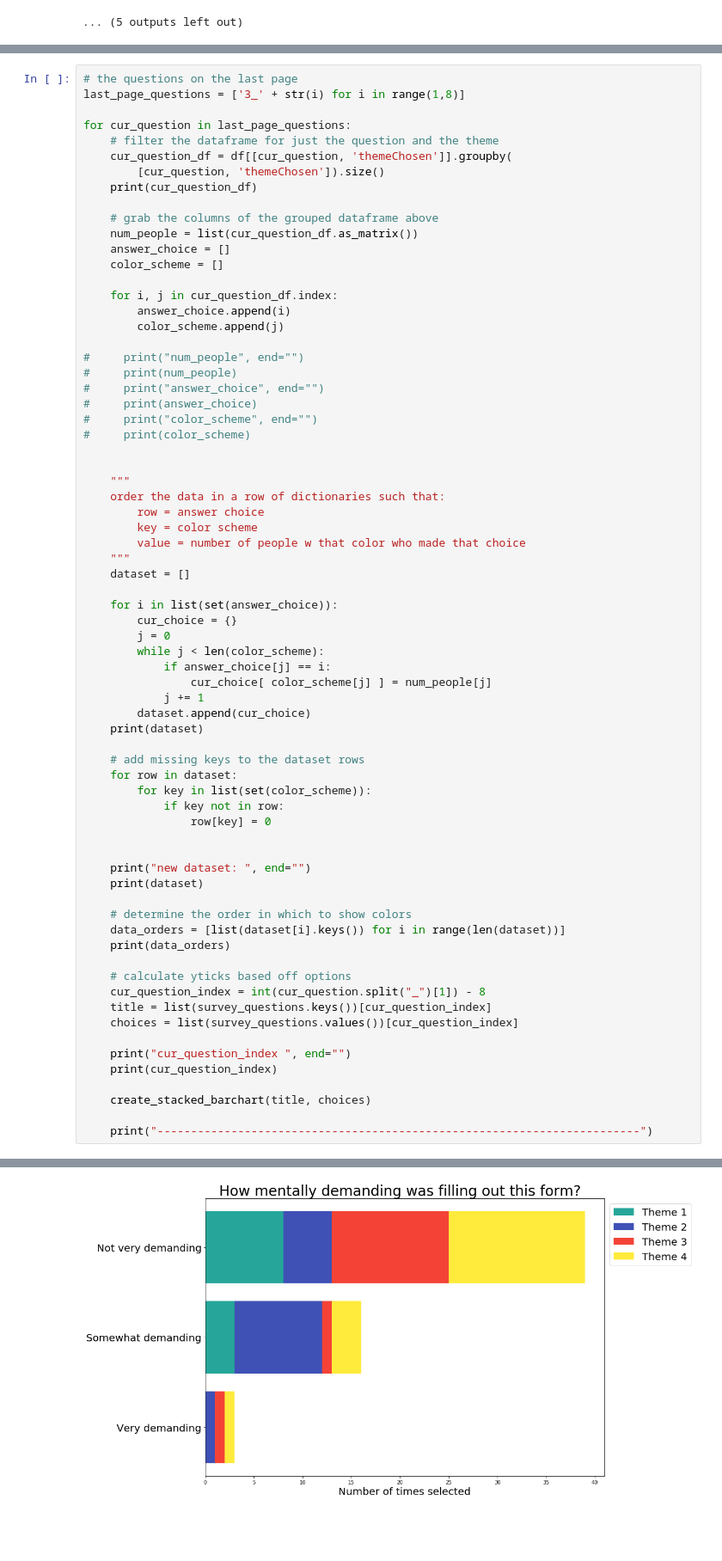
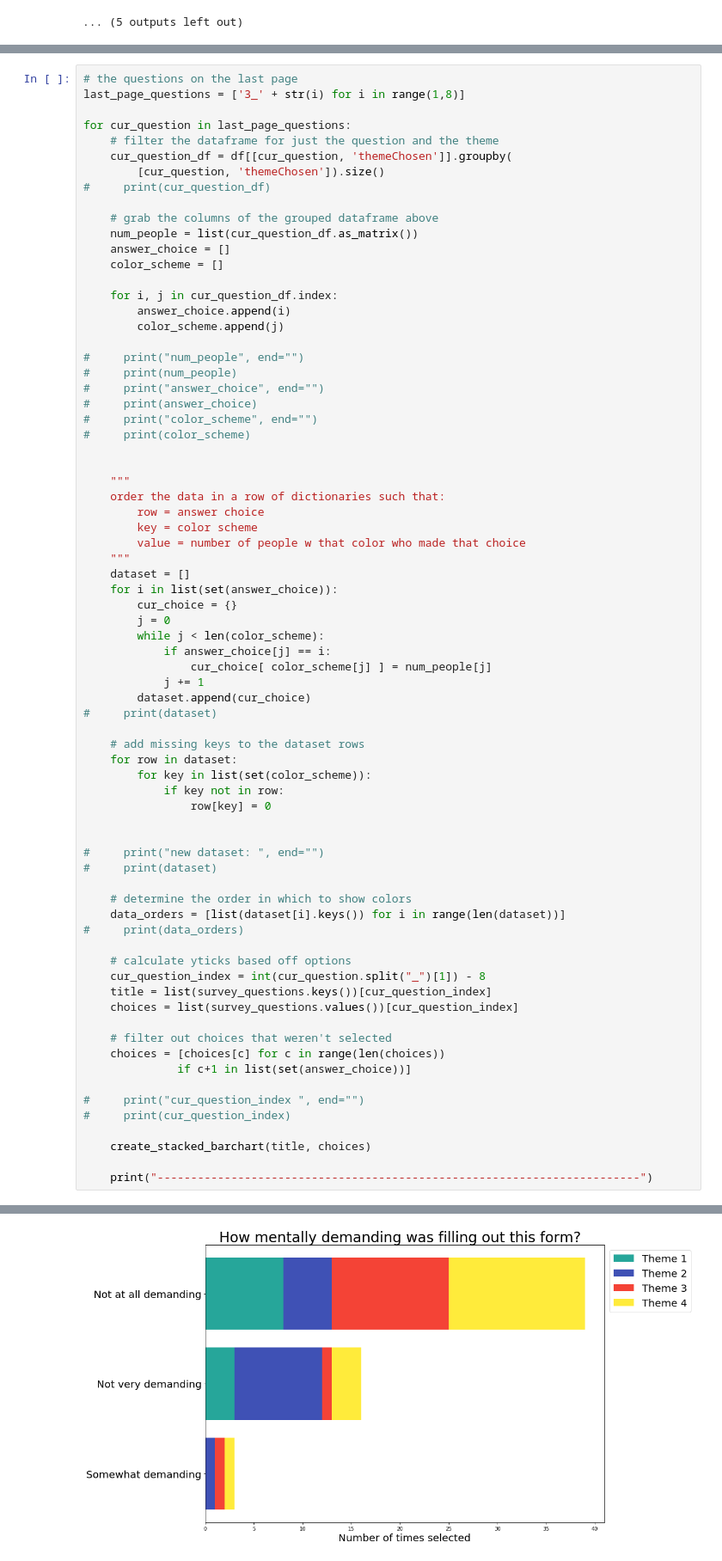
Before and after one commit to smitheric95/AB-Testing-Form, a Jupyter notebook: Data Analysis/Survey Data Analysis.ipynb, the cells around one changed output, grey strips where cells are left out. Shown: that part at 86% size. Drawn from its saved outputs; the diff is of its cells as text; blank space fills up the shorter version.

Commit message:
fixed ylabel answer choice bug

```diff
--- a/Data Analysis/Survey Data Analysis.ipynb
+++ b/Data Analysis/Survey Data Analysis.ipynb
@@ -216,7 +216,7 @@ for cur_question in last_page_questions:
     # filter the dataframe for just the question and the theme
     cur_question_df = df[[cur_question, 'themeChosen']].groupby(
         [cur_question, 'themeChosen']).size()
-    print(cur_question_df)
+#     print(cur_question_df)
 
     # grab the columns of the grouped dataframe above
     num_people = list(cur_question_df.as_matrix())
@@ -242,7 +242,6 @@ for cur_question in last_page_questions:
         value = number of people w that color who made that choice
     """
     dataset = []
-
     for i in list(set(answer_choice)):
         cur_choice = {}
         j = 0
@@ -251,7 +250,7 @@ for cur_question in last_page_questions:
                 cur_choice[ color_scheme[j] ] = num_people[j]
             j += 1
         dataset.append(cur_choice)
-    print(dataset)
+#     print(dataset)
 
     # add missing keys to the dataset rows
     for row in dataset:
@@ -260,20 +259,24 @@ for cur_question in last_page_questions:
                 row[key] = 0
 
 
-    print("new dataset: ", end="")
-    print(dataset)
+#     print("new dataset: ", end="")
+#     print(dataset)
 
     # determine the order in which to show colors
     data_orders = [list(dataset[i].keys()) for i in range(len(dataset))]
-    print(data_orders)
+#     print(data_orders)
 
     # calculate yticks based off options
     cur_question_index = int(cur_question.split("_")[1]) - 8
     title = list(survey_questions.keys())[cur_question_index]
     choices = list(survey_questions.values())[cur_question_index]
 
-    print("cur_question_index ", end="")
-    print(cur_question_index)
+    # filter out choices that weren't selected
+    choices = [choices[c] for c in range(len(choices))
+              if c+1 in list(set(answer_choice))]
+
+#     print("cur_question_index ", end="")
+#     print(cur_question_index)
 
     create_stacked_barchart(title, choices)
 
@@ -321,4 +316,4 @@ cur_question_index -6
-[figure, old version]
+[figure, new version]
 ------------------------------------------------------------------------
 3_3  themeChosen
 2    1               1
```
Also changed, not shown: parts of 2 cells of this notebook, 1 other file.
